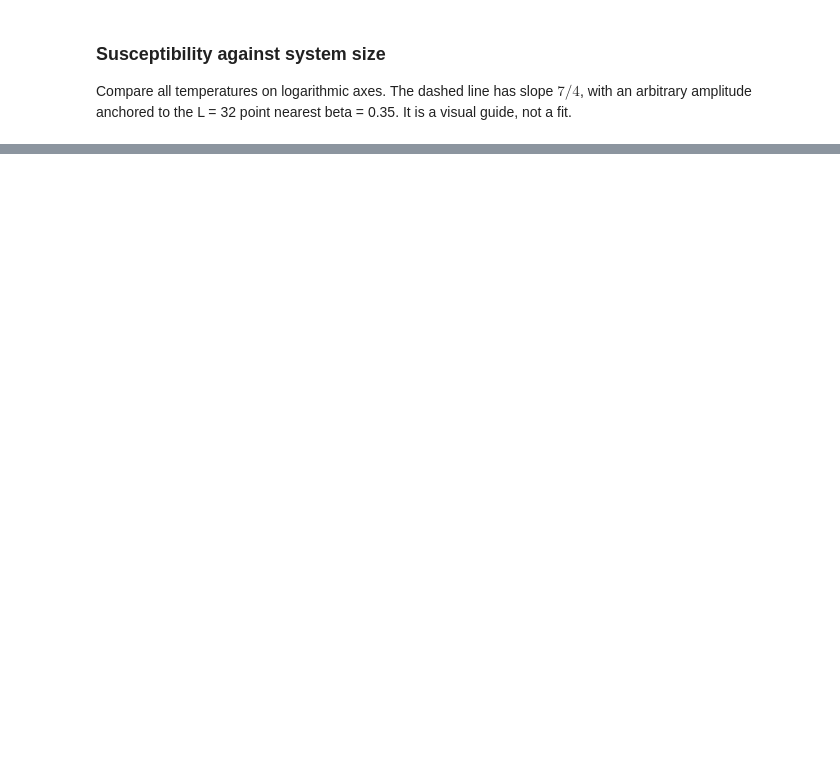
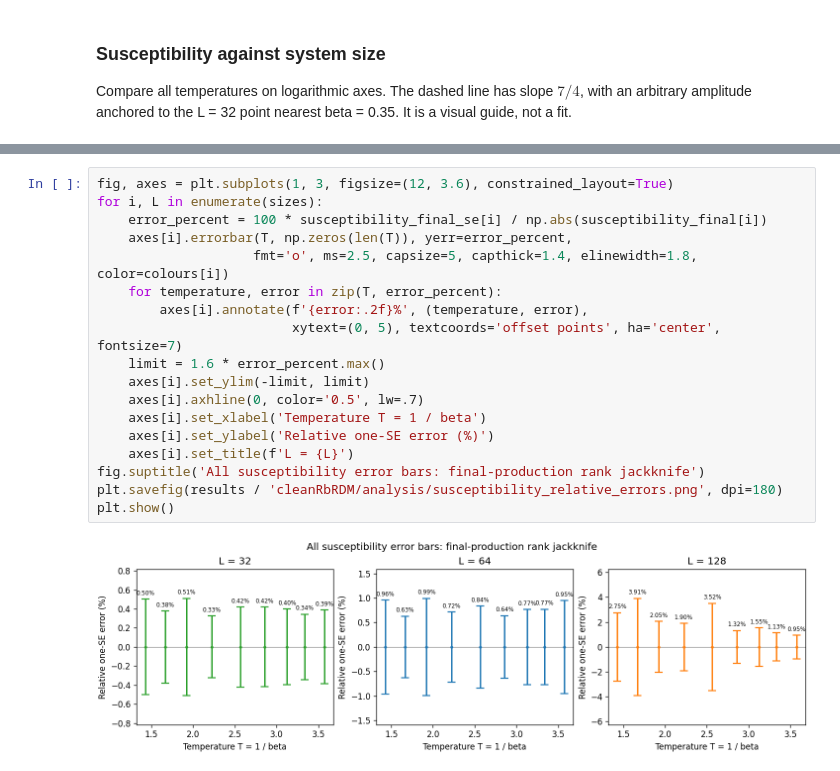
Before and after one commit to yck23/worm, a Jupyter notebook: results/cleanRbRDM/density_matrix_comparison.ipynb, the cells around one changed output, grey strips where cells are left out. Drawn from its saved outputs; the diff is of its cells as text; blank space fills up the shorter version.

```diff
--- a/results/cleanRbRDM/density_matrix_comparison.ipynb
+++ b/results/cleanRbRDM/density_matrix_comparison.ipynb
@@ -691,0 +747,20 @@ print(susceptibility_output / 'susceptibility_productions.csv')
+# %%
+fig, axes = plt.subplots(1, 3, figsize=(12, 3.6), constrained_layout=True)
+for i, L in enumerate(sizes):
+    error_percent = 100 * susceptibility_final_se[i] / np.abs(susceptibility_final[i])
+    axes[i].errorbar(T, np.zeros(len(T)), yerr=error_percent,
+                    fmt='o', ms=2.5, capsize=5, capthick=1.4, elinewidth=1.8, color=colours[i])
+    for temperature, error in zip(T, error_percent):
+        axes[i].annotate(f'{error:.2f}%', (temperature, error),
+                         xytext=(0, 5), textcoords='offset points', ha='center', fontsize=7)
+    limit = 1.6 * error_percent.max()
+    axes[i].set_ylim(-limit, limit)
+    axes[i].axhline(0, color='0.5', lw=.7)
+    axes[i].set_xlabel('Temperature T = 1 / beta')
+    axes[i].set_ylabel('Relative one-SE error (%)')
+    axes[i].set_title(f'L = {L}')
+fig.suptitle('All susceptibility error bars: final-production rank jackknife')
+plt.savefig(results / 'cleanRbRDM/analysis/susceptibility_relative_errors.png', dpi=180)
+plt.show()
+# %% [output]
+[figure, added]
```
Also changed, not shown: parts of 8 cells of this notebook, 13 other files.
